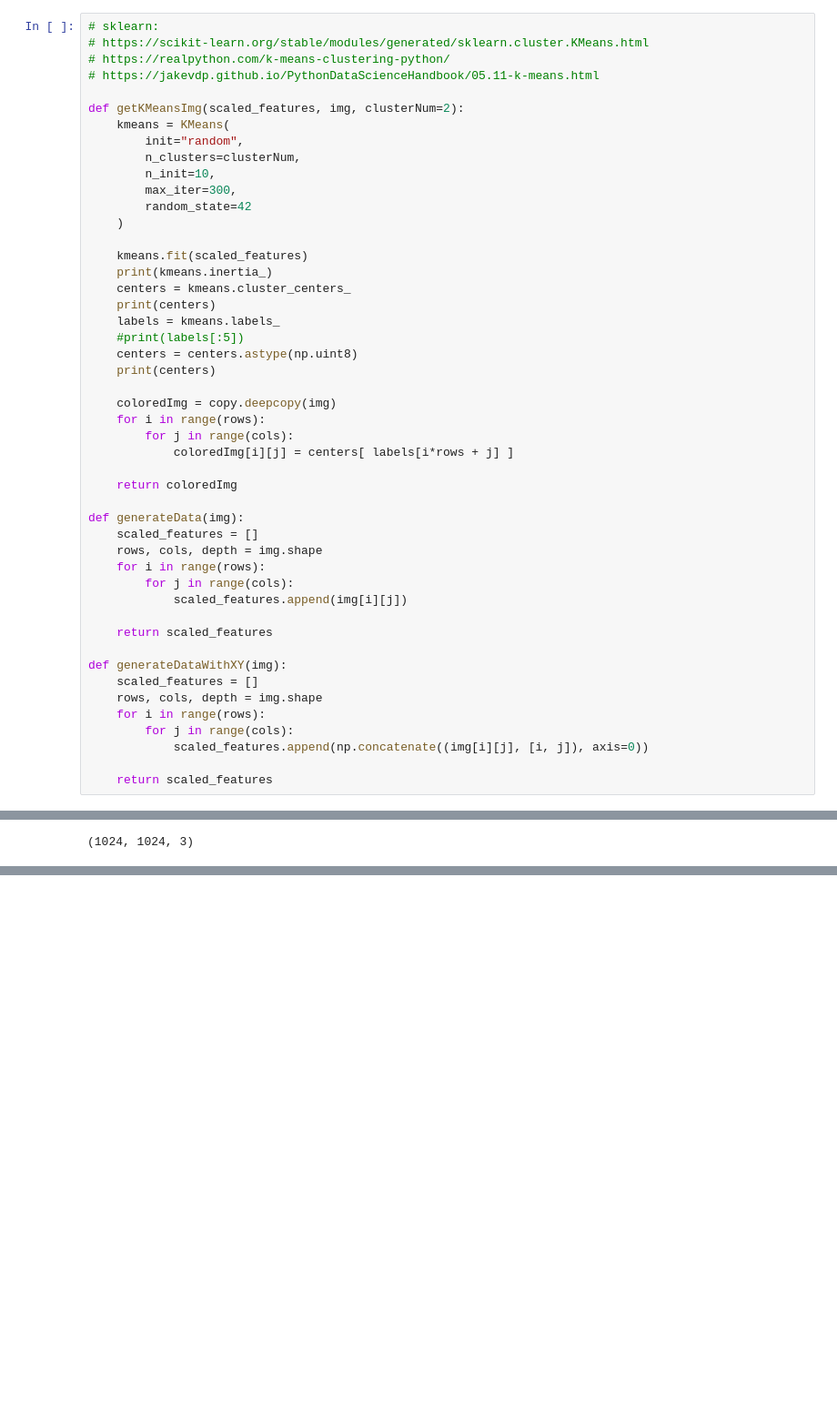
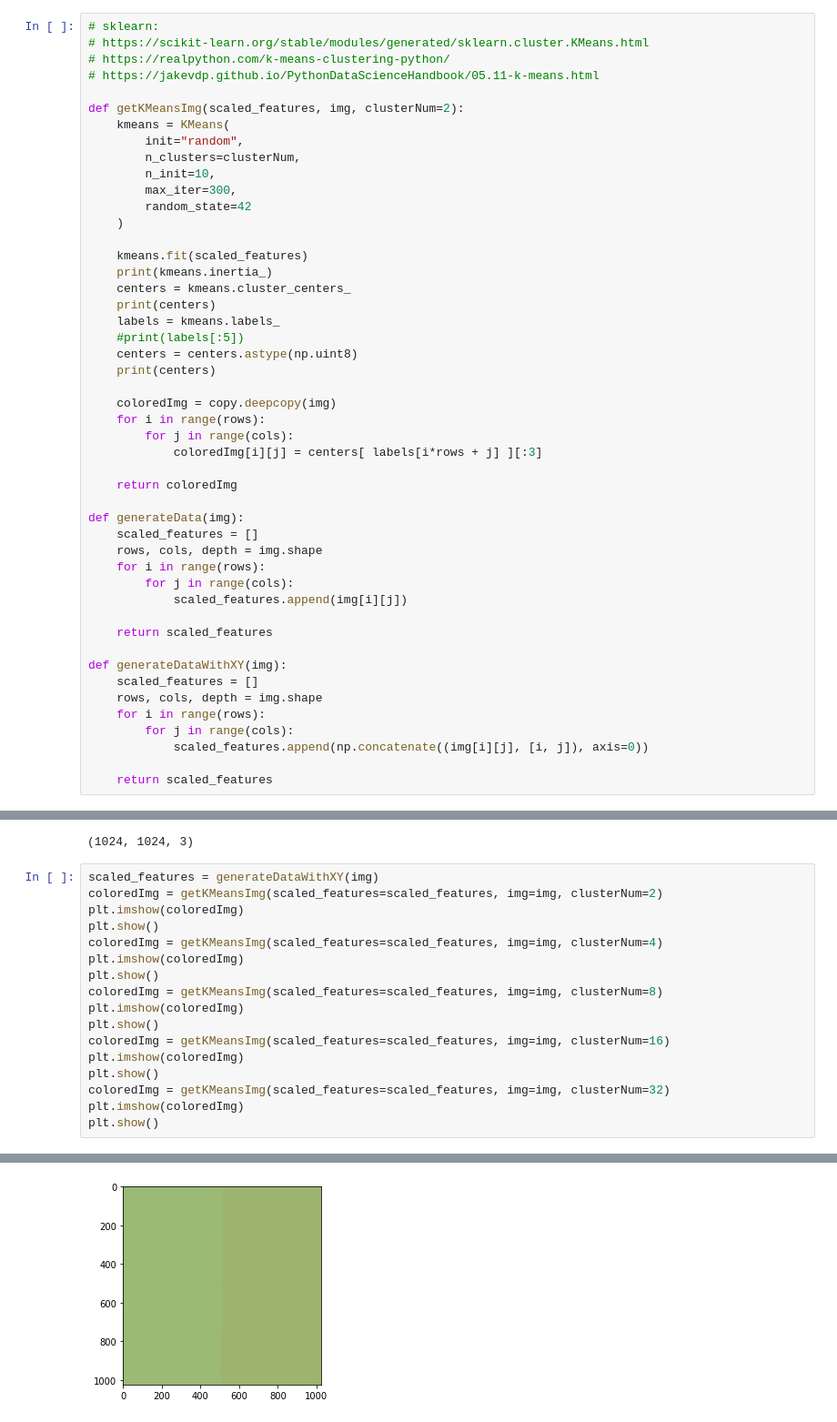
Before and after one commit to tomsangotw/DLCV, a Jupyter notebook: hw1/hw1_1~3.ipynb, the cells around one changed output, grey strips where cells are left out. Shown at 91% size. Cells and saved outputs as stored; diff of their text form; blank space fills up the shorter version.

```diff
--- a/hw1/hw1_1~3.ipynb
+++ b/hw1/hw1_1~3.ipynb
@@ -48,7 +48,7 @@ def getKMeansImg(scaled_features, img, clusterNum=2):
     coloredImg = copy.deepcopy(img)
     for i in range(rows):
         for j in range(cols):
-            coloredImg[i][j] = centers[ labels[i*rows + j] ]
+            coloredImg[i][j] = centers[ labels[i*rows + j] ][:3]
 
     return coloredImg
 
@@ -176,3 +176,21 @@ print(coloredImg.shape)
  [ 22  24  23]]
 [figure]
 (1024, 1024, 3)
+# %%
+scaled_features = generateDataWithXY(img)
+coloredImg = getKMeansImg(scaled_features=scaled_features, img=img, clusterNum=2)
+plt.imshow(coloredImg)
+plt.show()
+coloredImg = getKMeansImg(scaled_features=scaled_features, img=img, clusterNum=4)
+plt.imshow(coloredImg)
+plt.show()
+coloredImg = getKMeansImg(scaled_features=scaled_features, img=img, clusterNum=8)
+plt.imshow(coloredImg)
+plt.show()
+coloredImg = getKMeansImg(scaled_features=scaled_features, img=img, clusterNum=16)
+plt.imshow(coloredImg)
+plt.show()
+coloredImg = getKMeansImg(scaled_features=scaled_features, img=img, clusterNum=32)
+plt.imshow(coloredImg)
+plt.show()
+# %% [output]
@@ -178,0 +202 @@ print(coloredImg.shape)
+[figure, added]
```
Also changed, not shown: parts of 1 cell of this notebook.
